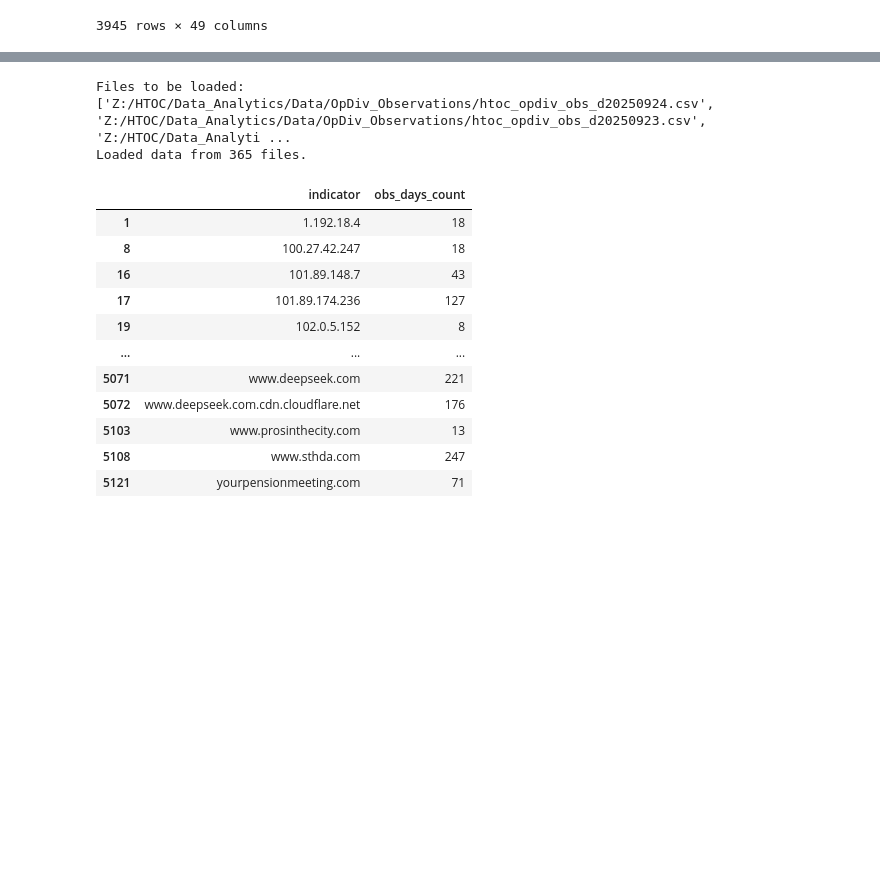
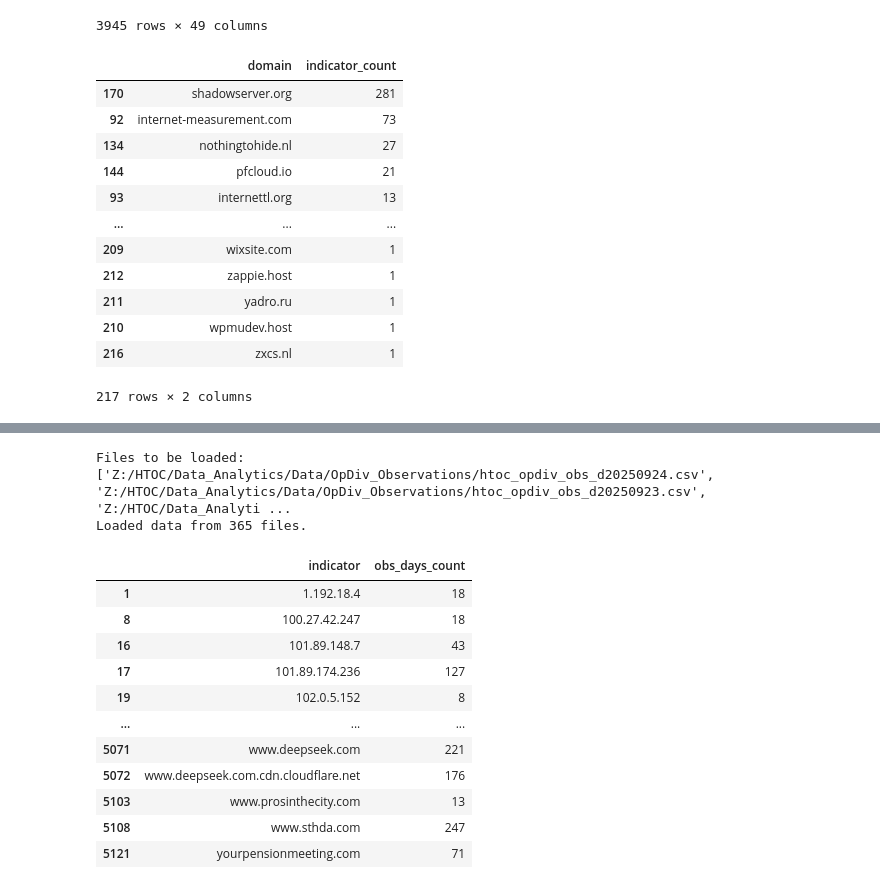
Before and after one commit to jaytlinaskew-OIS/HTOC, a Jupyter notebook: notebooks/ThreatAssessment Scoring/ThreatAssessScoring.ipynb, the cells around one changed output, grey strips where cells are left out. Cells and saved outputs as stored; diff of their text form; code cells hidden in the pictures; blank space fills up the shorter version.

```diff
--- a/notebooks/ThreatAssessment Scoring/ThreatAssessScoring.ipynb
+++ b/notebooks/ThreatAssessment Scoring/ThreatAssessScoring.ipynb
@@ -748,3 +748,48 @@ display(recent_tags)
 | 3943 | 68b9cf59c60b14cf6da429b5 | www.sthda.com | 2024-04-16T17:33:15Z | 9 | HTOC Org | https://hvs.threatconnect.com/#/d... | Host | 2025-09-04T06:50:06Z | 0 | ... |
 | 3944 | 68b9cf59c60b14cf6da429b6 | yourpensionmeeting.com | 2025-07-15T15:07:04Z | 9 | HTOC Org | https://hvs.threatconnect.com/#/d... | Host | 2025-09-03T10:06:17Z | 0 | ... |
 3945 rows × 49 columns
+# %%
+# Count how many indicators are associated with a unique enrich_domains value
+
+# Drop rows where enrich_domains is missing or NaN
+domains_df = exploded.dropna(subset=['enrich_domains'])
+
+# If enrich_domains is a list, flatten to individual domain rows
+def flatten_domains(row):
+    val = row['enrich_domains']
+    if isinstance(val, list):
+        return [(row['indicator'], d) for d in val if pd.notna(d)]
+    elif pd.notna(val):
+        return [(row['indicator'], val)]
+    return []
+
+flat = []
+for _, row in domains_df.iterrows():
+    flat.extend(flatten_domains(row))
+
+flat_df = pd.DataFrame(flat, columns=['indicator', 'domain'])
+
+# Count unique indicators per domain
+domain_counts = (
+    flat_df.groupby('domain')['indicator']
+    .nunique()
+    .reset_index()
+    .rename(columns={'indicator': 'indicator_count'})
+    .sort_values('indicator_count', ascending=False)
+)
+
+display(domain_counts)
+# %% [output]
+|  | domain | indicator_count |
+| 170 | shadowserver.org | 281 |
+| 92 | internet-measurement.com | 73 |
+| 134 | nothingtohide.nl | 27 |
+| 144 | pfcloud.io | 21 |
+| 93 | internettl.org | 13 |
+| ... | ... | ... |
+| 209 | wixsite.com | 1 |
+| 212 | zappie.host | 1 |
+| 211 | yadro.ru | 1 |
+| 210 | wpmudev.host | 1 |
+| 216 | zxcs.nl | 1 |
+217 rows × 2 columns
```
Also changed, not shown: parts of 6 cells of this notebook, 1 other file.
